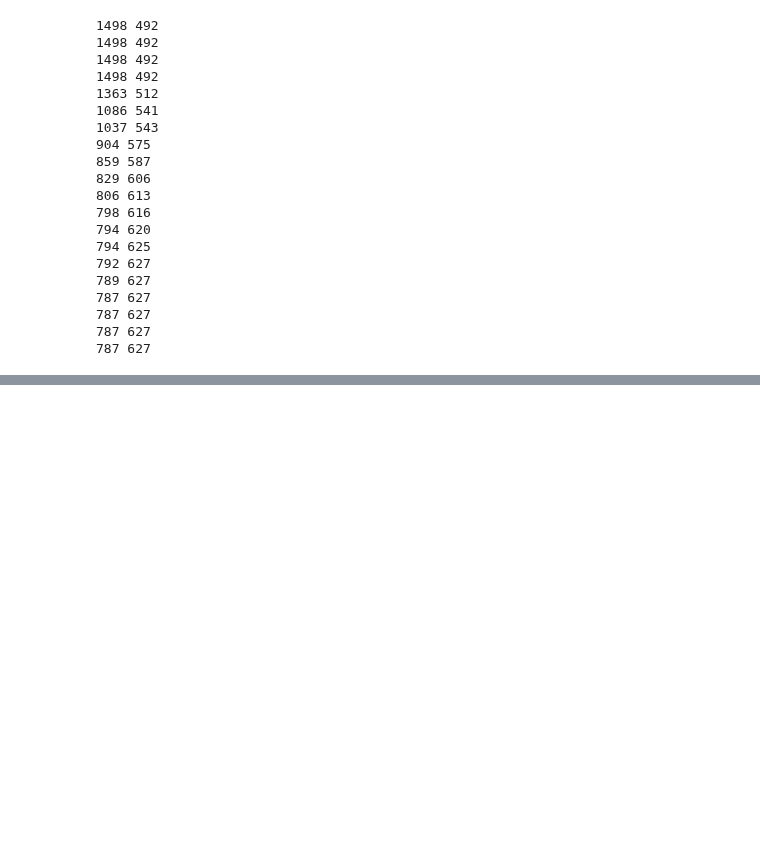
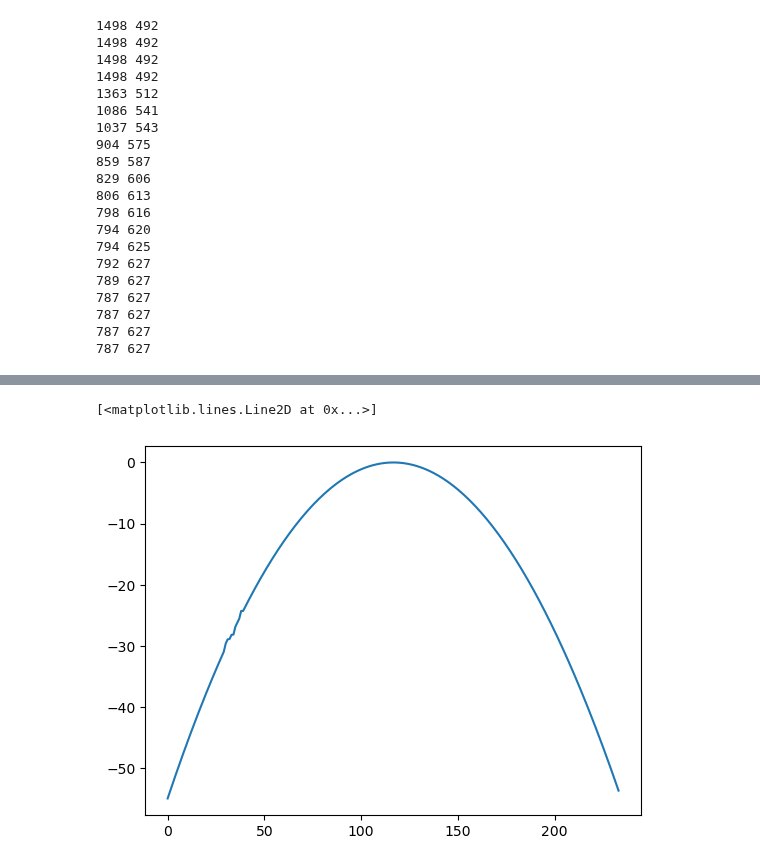
Before and after one commit to kester2015/KeckLFC-deploy, a Jupyter notebook: Notebooks/Minicomb_test_Feb.ipynb, the cells around one changed output, grey strips where cells are left out. Cells and saved outputs as stored; diff of their text form; code cells hidden in the pictures; blank space fills up the shorter version.

```diff
--- a/Notebooks/Minicomb_test_Feb.ipynb
+++ b/Notebooks/Minicomb_test_Feb.ipynb
@@ -1958,0 +1920,5 @@ pyautogui.hotkey('ctrl','c')
+# %%
+from KeckLFC.Hardware.Waveshaper import Waveshaper
+
+wsp = Waveshaper()
+wsp.connect()
@@ -1958,0 +2005,9 @@ pyautogui.hotkey('ctrl','c')
+# %%
+d2=-2.87
+x_hz,y_phase = initial_phase_array(wsp,d2,1553,1567,0.06)
+wsp.setBandPass(center=192.174,span=6)
+phase_setting(wsp,x_hz,y_phase)
+
+phase_array_now= y_phase
+iteration_now=0
+i_now=0
@@ -1958,0 +2021,28 @@ pyautogui.hotkey('ctrl','c')
+# %%
+phase_last=phase_array_now
+i_start1=80
+
+i_end1=len(phase_array_now)
+i_end1=90#220
+
+step_size=0.1*2*np.pi
+wlstart=1800
+wlstop=2200
+
+phase_record=[]
+
+phase_setting(wsp,x_hz,phase_array_now)
+best_score_now = score_spectrum(wlstart,wlstop)
+
+
+for i in range(i_start1,i_end1):
+#try:
+    old_score=best_score_now
+
+    phase_array_now, best_score_now,i_now = optimize_phase_single_step(wsp,x_hz,phase_array=phase_array_now, step_size=step_size, i=i,
+                    start_wl=wlstart,stop_wl=wlstop,score=best_score_now)
+    if best_score_now>old_score:
+        phase_record.append(phase_array_now.copy())
+
+#except:
+    #print('wrong')
@@ -1958,0 +2105,5 @@ pyautogui.hotkey('ctrl','c')
+# %%
+plt.plot(phase_array_now)
+# %% [output]
+[<matplotlib.lines.Line2D at 0x...>]
+[figure, added]
```
Also changed, not shown: parts of 44 cells of this notebook, 1 other file.
